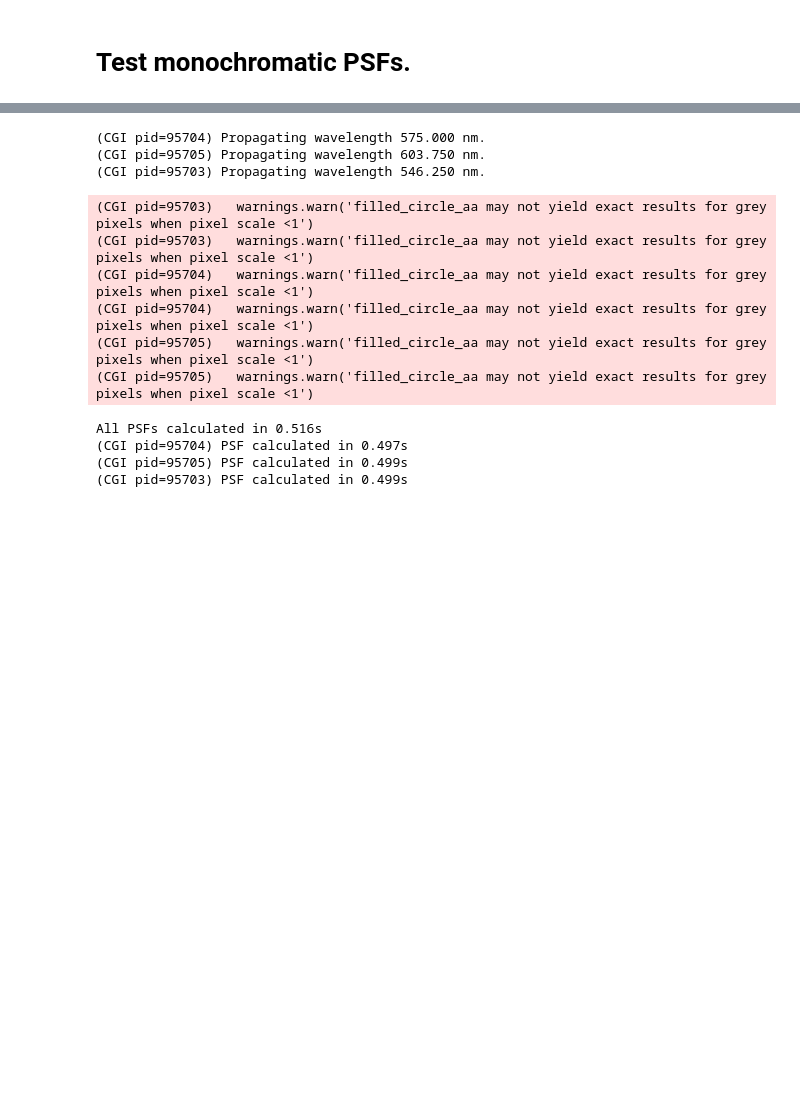
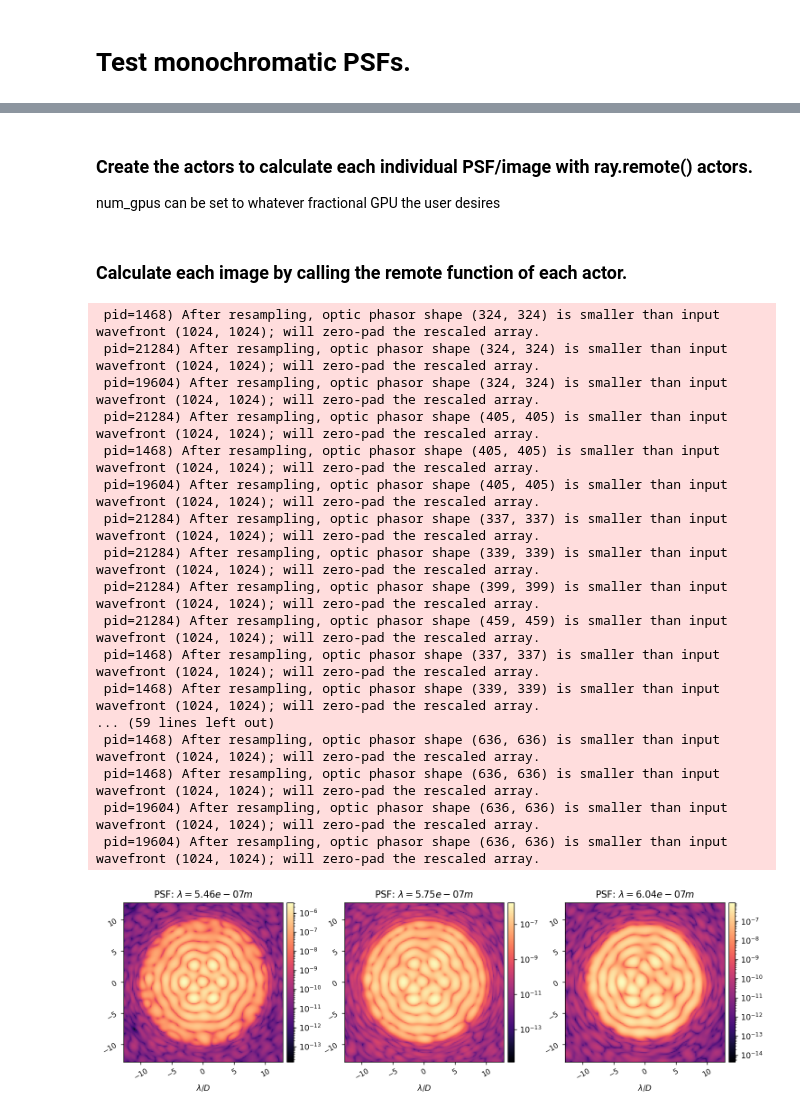
Before and after one commit to kian1377/cgi_phasec_poppy, a Jupyter notebook: example-notebooks/poppy_hlc_tests.ipynb, the cells around one changed output, grey strips where cells are left out. Drawn from its saved outputs; the diff is of its cells as text; code cells hidden in the pictures; blank space fills up the shorter version.

```diff
--- a/example-notebooks/poppy_hlc_tests.ipynb
+++ b/example-notebooks/poppy_hlc_tests.ipynb
@@ -145,17 +108,4 @@ hlc_actors = cgi.cgi.create_actors(ncpus=10, ngpus=1/3, settings=settings)
-# %%
-reload(cgi)
-wfs = cgi.cgi.calc_psfs(hlc_actors, quiet=False)
-# %% [output]
-(CGI pid=95704) Propagating wavelength 575.000 nm.
-(CGI pid=95705) Propagating wavelength 603.750 nm.
-(CGI pid=95703) Propagating wavelength 546.250 nm.
-(CGI pid=95703)   warnings.warn('filled_circle_aa may not yield exact results for grey pixels when pixel scale <1')
-(CGI pid=95703)   warnings.warn('filled_circle_aa may not yield exact results for grey pixels when pixel scale <1')
-(CGI pid=95704)   warnings.warn('filled_circle_aa may not yield exact results for grey pixels when pixel scale <1')
-(CGI pid=95704)   warnings.warn('filled_circle_aa may not yield exact results for grey pixels when pixel scale <1')
-(CGI pid=95705)   warnings.warn('filled_circle_aa may not yield exact results for grey pixels when pixel scale <1')
-(CGI pid=95705)   warnings.warn('filled_circle_aa may not yield exact results for grey pixels when pixel scale <1')
-All PSFs calculated in 0.516s
-(CGI pid=95704) PSF calculated in 0.497s
-(CGI pid=95705) PSF calculated in 0.499s
-(CGI pid=95703) PSF calculated in 0.499s
+# %% [markdown]
+### Create the actors to calculate each individual PSF/image with ray.remote() actors.
+
+num_gpus can be set to whatever fractional GPU the user desires
@@ -162,3 +121,40 @@ All PSFs calculated in 0.516s
+# %% [markdown]
+### Calculate each image by calling the remote function of each actor.
+# %%
+pending_ims = []
+for i in range(len(actors)):
+    actors[i].set_dm1.remote(dm1_flat) # set the DM state for each actor in this loop
+    actors[i].set_dm2.remote(dm2_flat)
+    future_ims = actors[i].snap.remote()
+    pending_ims.append(future_ims)
+ims = ray.get(pending_ims)
+reload(misc)
+
+misc.imshow3(ims[0], ims[1], ims[2],
+             'PSF: $\lambda={:.2e}$'.format(wavelengths[0]),
+             'PSF: $\lambda={:.2e}$'.format(wavelengths[1]),
+             'PSF: $\lambda={:.2e}$'.format(wavelengths[2]),
+             pxscl=hlc.psf_pixelscale_lamD, xlabel='$\lambda/D$',
+             lognorm=True)
+# %% [output]
+ pid=1468) After resampling, optic phasor shape (324, 324) is smaller than input wavefront (1024, 1024); will zero-pad the rescaled array.
+ pid=21284) After resampling, optic phasor shape (324, 324) is smaller than input wavefront (1024, 1024); will zero-pad the rescaled array.
+ pid=19604) After resampling, optic phasor shape (324, 324) is smaller than input wavefront (1024, 1024); will zero-pad the rescaled array.
+ pid=21284) After resampling, optic phasor shape (405, 405) is smaller than input wavefront (1024, 1024); will zero-pad the rescaled array.
+ pid=1468) After resampling, optic phasor shape (405, 405) is smaller than input wavefront (1024, 1024); will zero-pad the rescaled array.
+ pid=19604) After resampling, optic phasor shape (405, 405) is smaller than input wavefront (1024, 1024); will zero-pad the rescaled array.
+ pid=21284) After resampling, optic phasor shape (337, 337) is smaller than input wavefront (1024, 1024); will zero-pad the rescaled array.
+ pid=21284) After resampling, optic phasor shape (339, 339) is smaller than input wavefront (1024, 1024); will zero-pad the rescaled array.
+ pid=21284) After resampling, optic phasor shape (399, 399) is smaller than input wavefront (1024, 1024); will zero-pad the rescaled array.
+ pid=21284) After resampling, optic phasor shape (459, 459) is smaller than input wavefront (1024, 1024); will zero-pad the rescaled array.
+ pid=1468) After resampling, optic phasor shape (337, 337) is smaller than input wavefront (1024, 1024); will zero-pad the rescaled array.
+ pid=1468) After resampling, optic phasor shape (339, 339) is smaller than input wavefront (1024, 1024); will zero-pad the rescaled array.
+... (59 lines left out)
+ pid=1468) After resampling, optic phasor shape (636, 636) is smaller than input wavefront (1024, 1024); will zero-pad the rescaled array.
+ pid=1468) After resampling, optic phasor shape (636, 636) is smaller than input wavefront (1024, 1024); will zero-pad the rescaled array.
+ pid=19604) After resampling, optic phasor shape (636, 636) is smaller than input wavefront (1024, 1024); will zero-pad the rescaled array.
+ pid=19604) After resampling, optic phasor shape (636, 636) is smaller than input wavefront (1024, 1024); will zero-pad the rescaled array.
+[figure, added]
 # %%
 psf_broad = 0
 for i in range(nlam):
```
Also changed, not shown: parts of 13 cells of this notebook, 2 other files.
